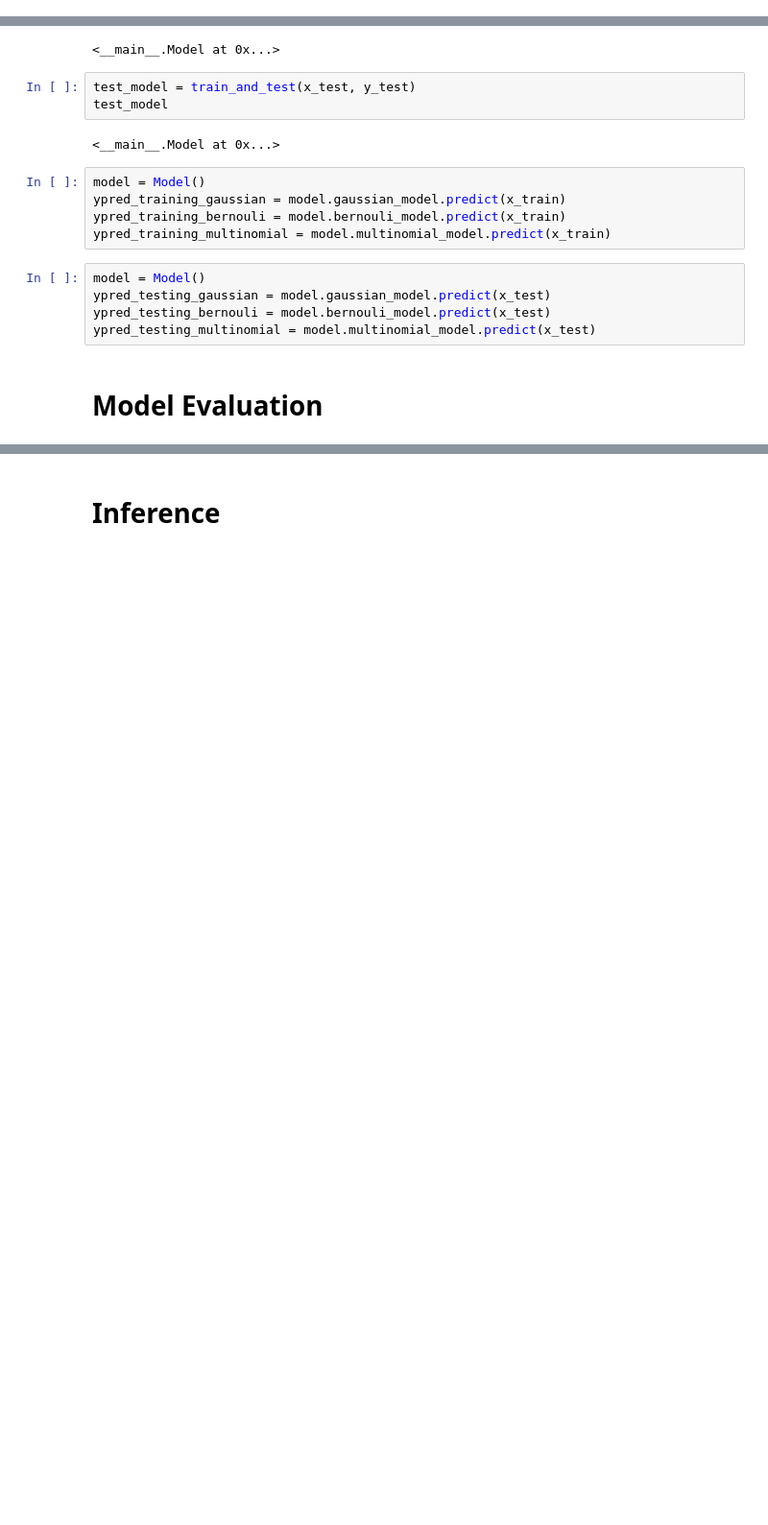
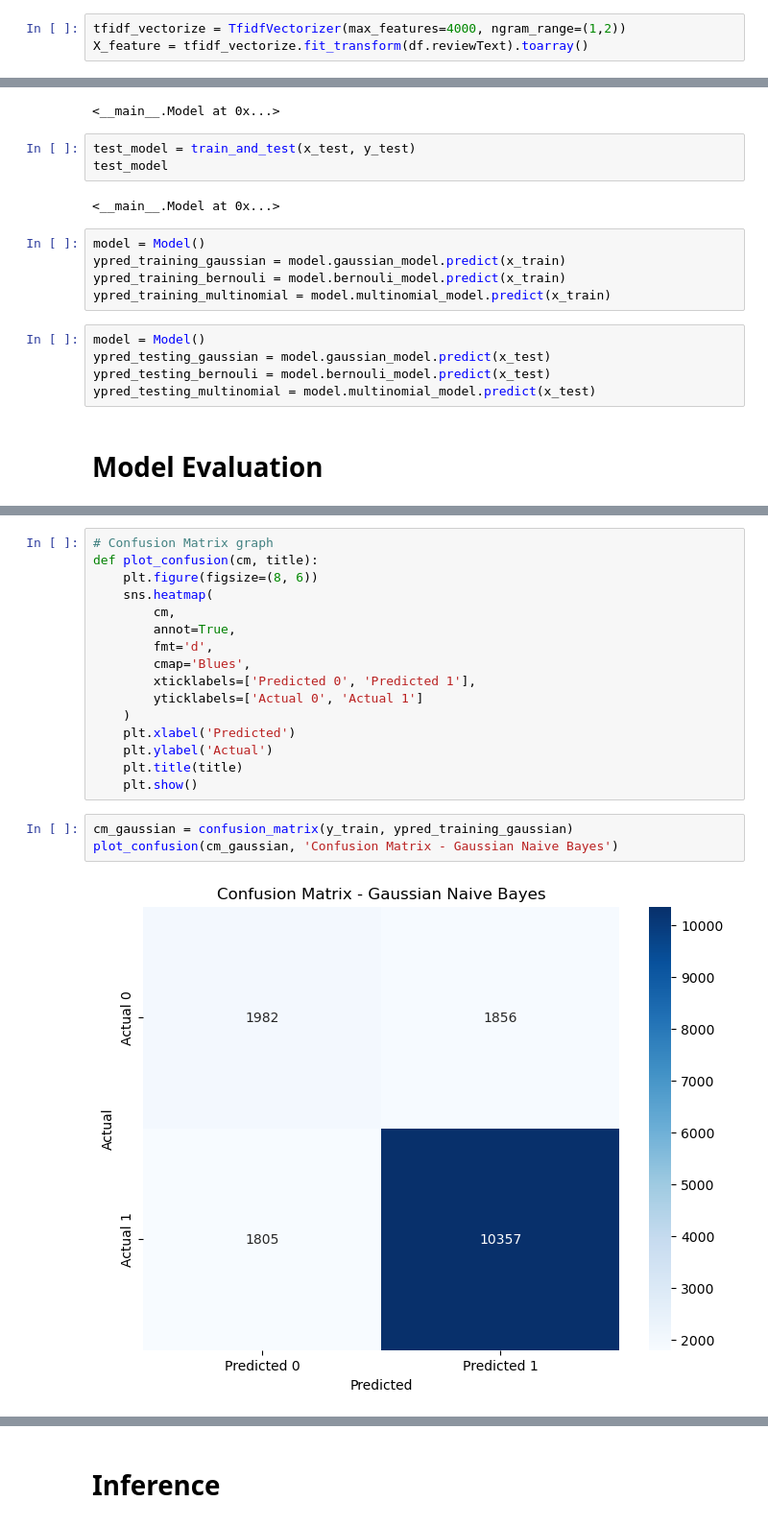
Before and after one commit to avimallik/amazon_reviews_sentiment_analysis_naive_bayes, a Jupyter notebook: amazon_reviews_sentiment_analysis_naive_bayes.ipynb, the cells around one changed output, grey strips where cells are left out. Shown at 96% size. Cells and saved outputs as stored; diff of their text form; blank space fills up the shorter version.

Commit message:
Evaluted Model Performance by visualizing the Confusion Matrix

```diff
--- a/amazon_reviews_sentiment_analysis_naive_bayes.ipynb
+++ b/amazon_reviews_sentiment_analysis_naive_bayes.ipynb
@@ -195,3 +206,6 @@ X_feature = count_vectorize.fit_transform(df.reviewText).toarray()
+# %%
+tfidf_vectorize = TfidfVectorizer(max_features=4000, ngram_range=(1,2))
+X_feature = tfidf_vectorize.fit_transform(df.reviewText).toarray()
 # %%
 pd.DataFrame(X_feature)
 # %% [output]
@@ -317,0 +332,21 @@ Accuracy Score - Test Split Multinomial NB : 0.93125
+# %%
+# Confusion Matrix graph
+def plot_confusion(cm, title):
+    plt.figure(figsize=(8, 6))
+    sns.heatmap(
+        cm,
+        annot=True,
+        fmt='d',
+        cmap='Blues',
+        xticklabels=['Predicted 0', 'Predicted 1'],
+        yticklabels=['Actual 0', 'Actual 1']
+    )
+    plt.xlabel('Predicted')
+    plt.ylabel('Actual')
+    plt.title(title)
+    plt.show()
+# %%
+cm_gaussian = confusion_matrix(y_train, ypred_training_gaussian)
+plot_confusion(cm_gaussian, 'Confusion Matrix - Gaussian Naive Bayes')
+# %% [output]
+[figure, added]
```
Also changed, not shown: parts of 18 cells of this notebook, 9 other files.
